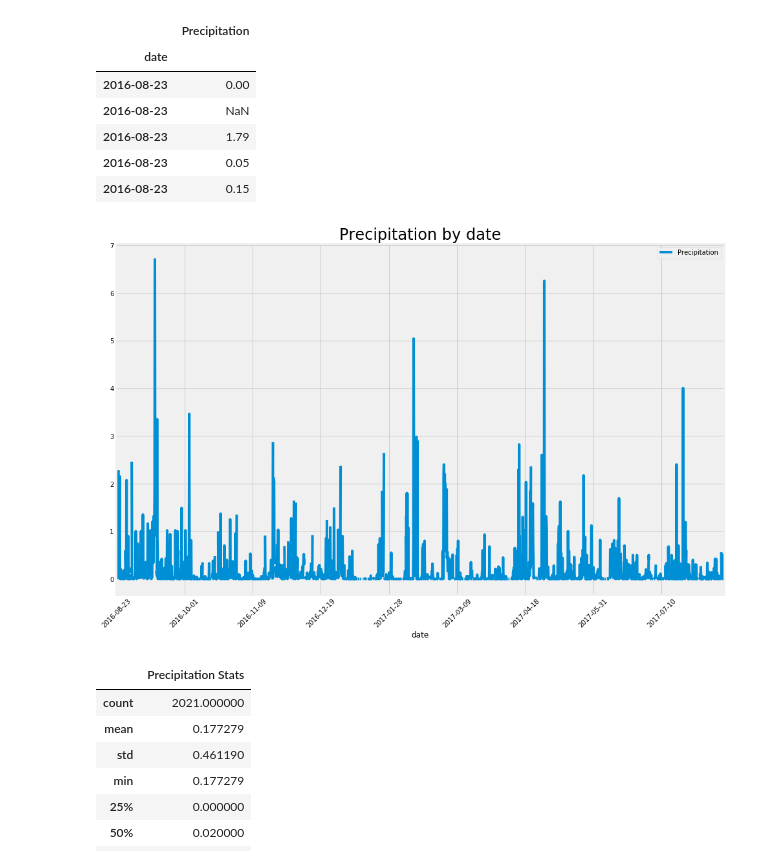
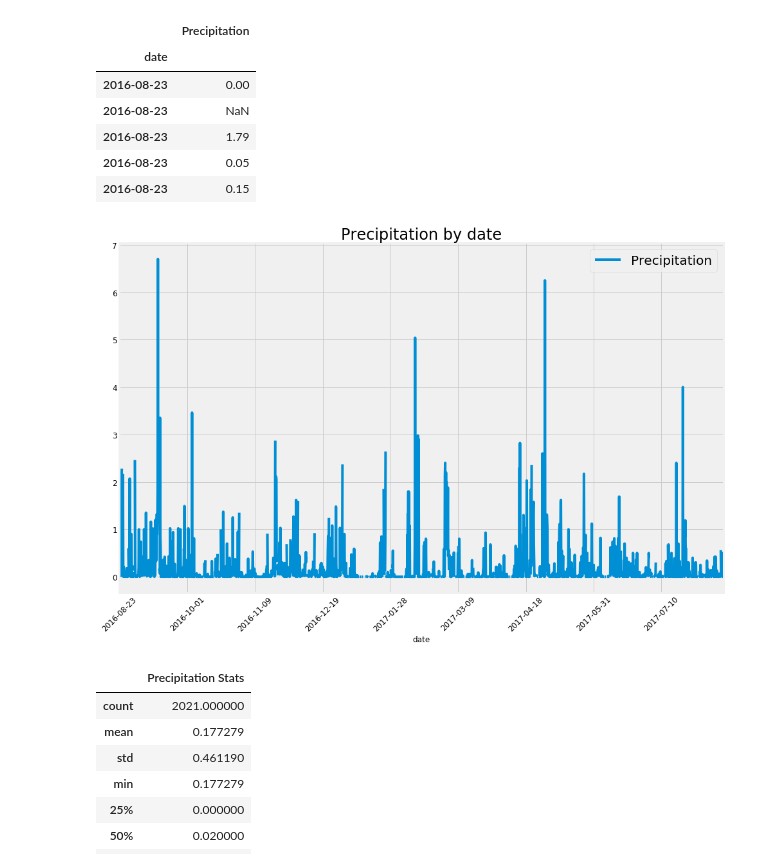
Before and after one commit to deottoni/Climate_Analysis, a Jupyter notebook: climate_analysis.ipynb, the cells around one changed output. Drawn from its saved outputs; the diff is of its cells as text; code cells hidden in the pictures.

```diff
--- a/climate_analysis.ipynb
+++ b/climate_analysis.ipynb
@@ -60,8 +60,15 @@ last_date = session.query(Measurement.date).order_by(Measurement.date.desc()).fi
 last_date
 # %% [output]
 ('2017-08-23')
+# %%
+# convert last date into dt item
+last_date_dt = pd.to_datetime(last_date)
+# last_date_dt
 # %%
-# calculate the date 1 year ago from the last data point in the database
-year_ago = dt.date(2017, 8, 23) - dt.timedelta(days=365)
-year_ago
+# calculate the date 1 year ago from the last date in the database
+year_ago = last_date_dt - dt.timedelta(days=365)
+
+# convert year ago to a string
+year_ago_str = year_ago.strftime("%Y-%m-%d")[0]
+year_ago_str
 # %% [output]
@@ -69,7 +76,7 @@ datetime.date(2016, 8, 23)
 # %%
 # Perform a query to retrieve the data and precipitation scores
 yearly_precipitation = session.query(Measurement.date,Measurement.prcp).\
-    filter(Measurement.date >= year_ago).all()
+    filter(Measurement.date >= year_ago_str).all()
 # yearly_precipitation
 # %%
 # Save the query results as a Pandas DataFrame and set the index to the date column
@@ -88,12 +95,16 @@ prcp_df.head()
 # %%
 # Use Pandas Plotting with Matplotlib to plot the data
 prcp_df.plot(figsize=(15,10))
 plt.title("Precipitation by date",fontsize=24)
-plt.xticks(rotation=45)
+plt.xticks(rotation=45,fontsize=12)
+plt.yticks(fontsize=12)
+plt.legend(fontsize=20)
+
+plt.savefig("my_images/prcp_by_date.png")
 
 plt.show()
 # %% [output]
-[figure, old version]
+[figure, new version]
 # %%
 # Use Pandas to calcualte the summary statistics for the precipitation data
 prcp_summary_dict = {
```
Also changed, not shown: parts of 17 cells of this notebook, 5 other files.
